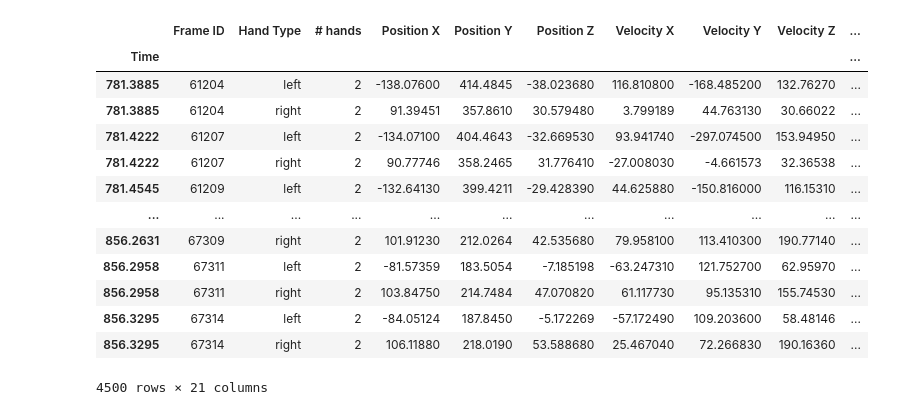
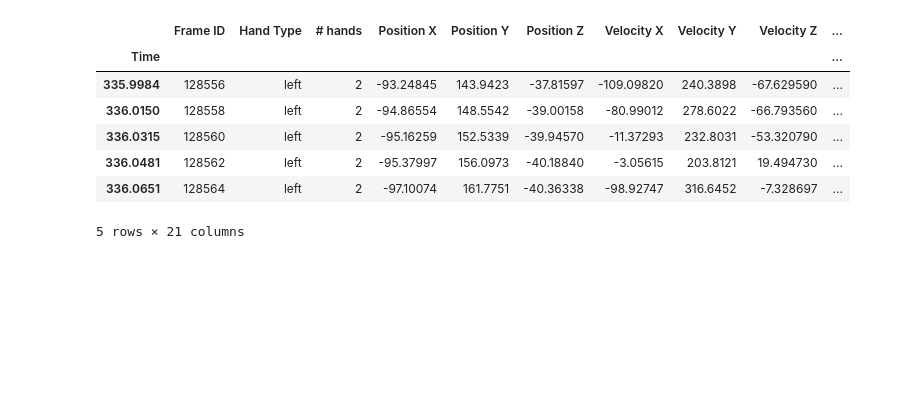
Before and after one commit to Daniel-Ros/DataSiceneIIFinalWork, a Jupyter notebook: hand.ipynb, the cells around one changed output. Saved outputs shown, nothing was run; the diff lists cells and outputs as text; code cells hidden in the pictures; blank space fills up the shorter version.

```diff
--- a/hand.ipynb
+++ b/hand.ipynb
@@ -98,17 +141,11 @@ plt.show()
-# %%
-sync.set_index('Time')
-# %% [output]
-|  | Frame ID | Hand Type | # hands | Position X | Position Y | Position Z | Velocity X | Velocity Y | Velocity Z | ... |
-| Time |  |  |  |  |  |  |  |  |  | ... |
-| 781.3885 | 61204 | left | 2 | -138.07600 | 414.4845 | -38.023680 | 116.810800 | -168.485200 | 132.76270 | ... |
-| 781.3885 | 61204 | right | 2 | 91.39451 | 357.8610 | 30.579480 | 3.799189 | 44.763130 | 30.66022 | ... |
-| 781.4222 | 61207 | left | 2 | -134.07100 | 404.4643 | -32.669530 | 93.941740 | -297.074500 | 153.94950 | ... |
-| 781.4222 | 61207 | right | 2 | 90.77746 | 358.2465 | 31.776410 | -27.008030 | -4.661573 | 32.36538 | ... |
-| 781.4545 | 61209 | left | 2 | -132.64130 | 399.4211 | -29.428390 | 44.625880 | -150.816000 | 116.15310 | ... |
-| ... | ... | ... | ... | ... | ... | ... | ... | ... | ... | ... |
-| 856.2631 | 67309 | right | 2 | 101.91230 | 212.0264 | 42.535680 | 79.958100 | 113.410300 | 190.77140 | ... |
-| 856.2958 | 67311 | left | 2 | -81.57359 | 183.5054 | -7.185198 | -63.247310 | 121.752700 | 62.95970 | ... |
-| 856.2958 | 67311 | right | 2 | 103.84750 | 214.7484 | 47.070820 | 61.117730 | 95.135310 | 155.74530 | ... |
-| 856.3295 | 67314 | left | 2 | -84.05124 | 187.8450 | -5.172269 | -57.172490 | 109.203600 | 58.48146 | ... |
-| 856.3295 | 67314 | right | 2 | 106.11880 | 218.0190 | 53.588680 | 25.467040 | 72.266830 | 190.16360 | ... |
-4500 rows × 21 columns
+# %%
+left_sp.head()
+# %% [output]
+|  | Frame ID | Hand Type | # hands | Position X | Position Y | Position Z | Velocity X | Velocity Y | Velocity Z | ... |
+| Time |  |  |  |  |  |  |  |  |  | ... |
+| 335.9984 | 128556 | left | 2 | -93.24845 | 143.9423 | -37.81597 | -109.09820 | 240.3898 | -67.629590 | ... |
+| 336.0150 | 128558 | left | 2 | -94.86554 | 148.5542 | -39.00158 | -80.99012 | 278.6022 | -66.793560 | ... |
+| 336.0315 | 128560 | left | 2 | -95.16259 | 152.5339 | -39.94570 | -11.37293 | 232.8031 | -53.320790 | ... |
+| 336.0481 | 128562 | left | 2 | -95.37997 | 156.0973 | -40.18840 | -3.05615 | 203.8121 | 19.494730 | ... |
+| 336.0651 | 128564 | left | 2 | -97.10074 | 161.7751 | -40.36338 | -98.92747 | 316.6452 | -7.328697 | ... |
+5 rows × 21 columns
```
Also changed, not shown: parts of 14 cells of this notebook.
